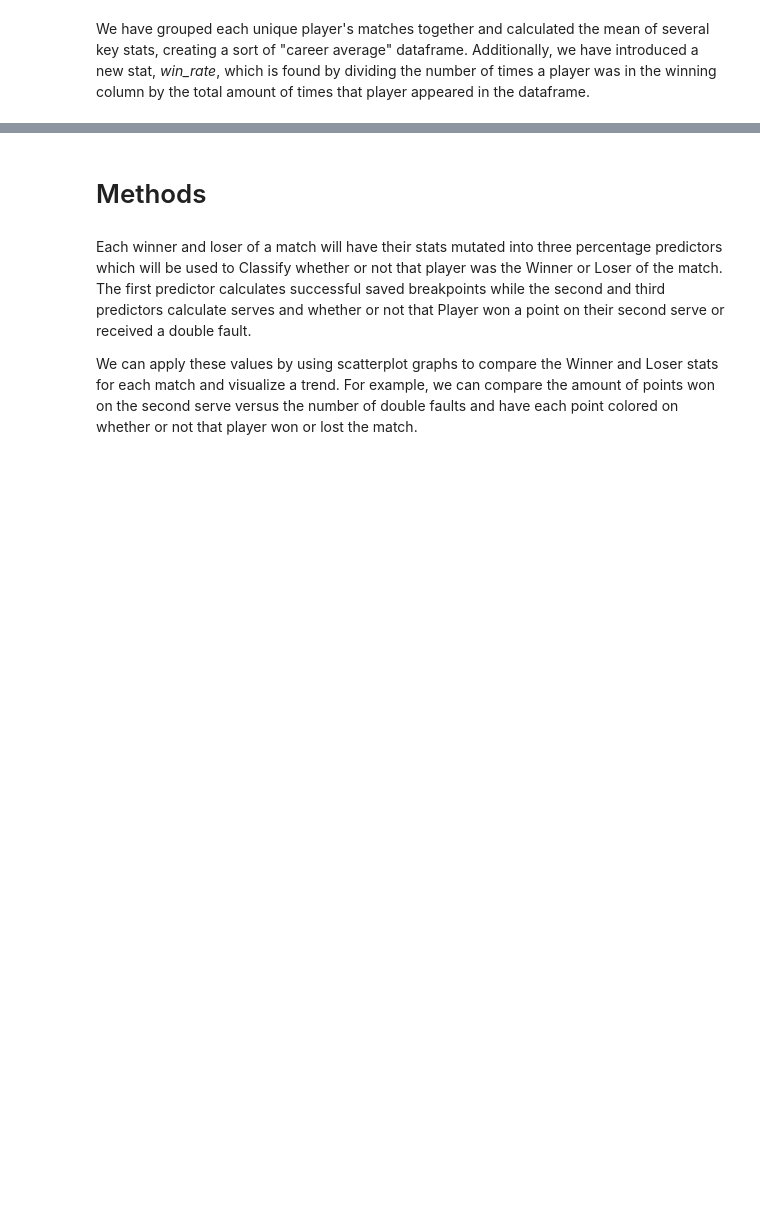
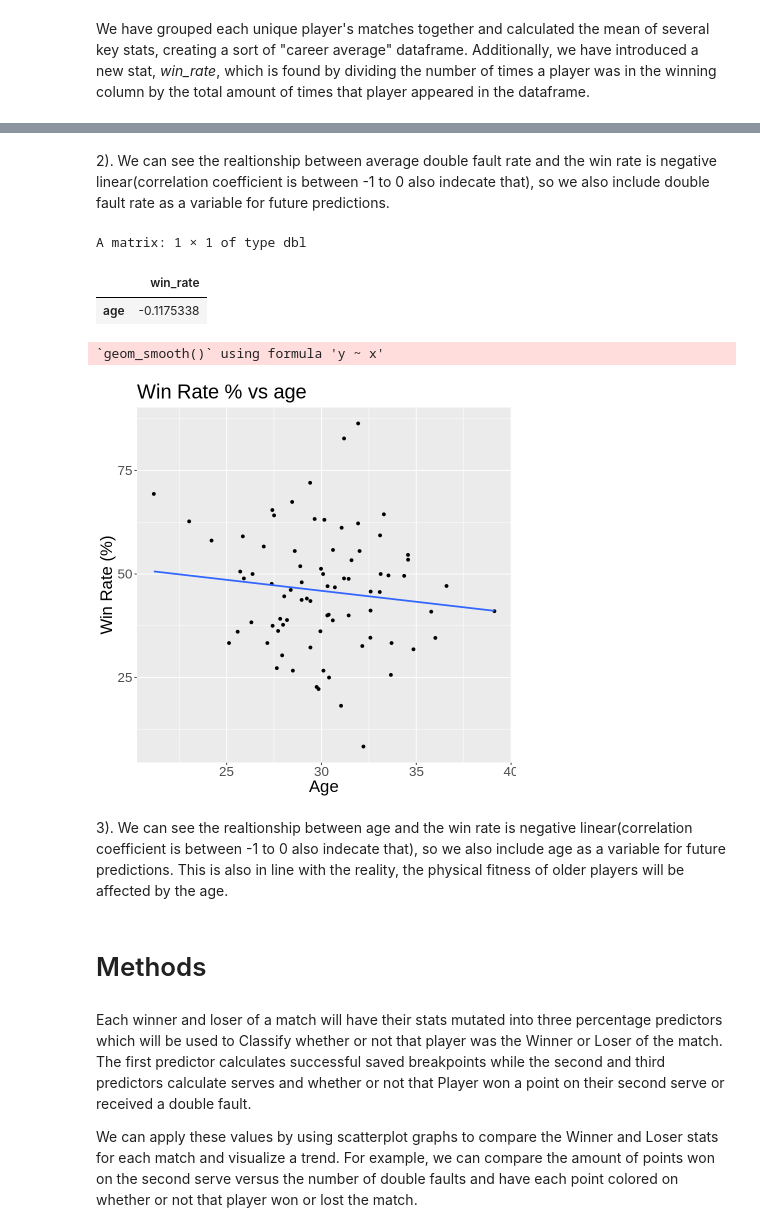
Before and after one commit to SimonYYL/DSCI_100_group19_group_project, a Jupyter notebook: project_proposal_final.ipynb, the cells around one changed output, grey strips where cells are left out. Saved outputs shown, nothing was run; the diff lists cells and outputs as text; code cells hidden in the pictures; blank space fills up the shorter version.

```diff
--- a/project_proposal_final.ipynb
+++ b/project_proposal_final.ipynb
@@ -164,3 +205,27 @@ We can see that the relationship between average career rank points and win rate
+# %% [markdown]
+2). We can see the realtionship between average double fault rate and the win rate is negative linear(correlation coefficient is between -1 to 0 also indecate that), so we also include double fault rate as a variable for future predictions.
+# %%
+# exploratory data analysis plot:
+exploratory_data_analysis_plot_3 <- ggplot(player_train, aes(x = age,y=win_rate)) +
+    geom_point() +
+    xlab("Age") +
+    ylab("Win Rate (%)") +
+    theme(text = element_text(size = 20)) +
+    geom_smooth(method = "lm", se = FALSE) +
+    ggtitle("Win Rate % vs age")
+x <- select(player_train, age)
+y <- select(player_train, win_rate)
+c_l_2 <- cor(x, y,  method = "pearson", use = "complete.obs")
+c_l_2
+exploratory_data_analysis_plot_3
+# %% [output]
+A matrix: 1 × 1 of type dbl
+|  | win_rate |
+| age | -0.1175338 |
+`geom_smooth()` using formula 'y ~ x'
+[figure, added]
+# %% [markdown]
+3). We can see the realtionship between age and the win rate is negative linear(correlation coefficient is between -1 to 0 also indecate that), so we also include age as a variable for future predictions. This is also in line with the reality, the physical fitness of older players will be affected by the age.
 # %% [markdown]
 # Methods
 # %% [markdown]
```
Also changed, not shown: parts of 5 cells of this notebook.
